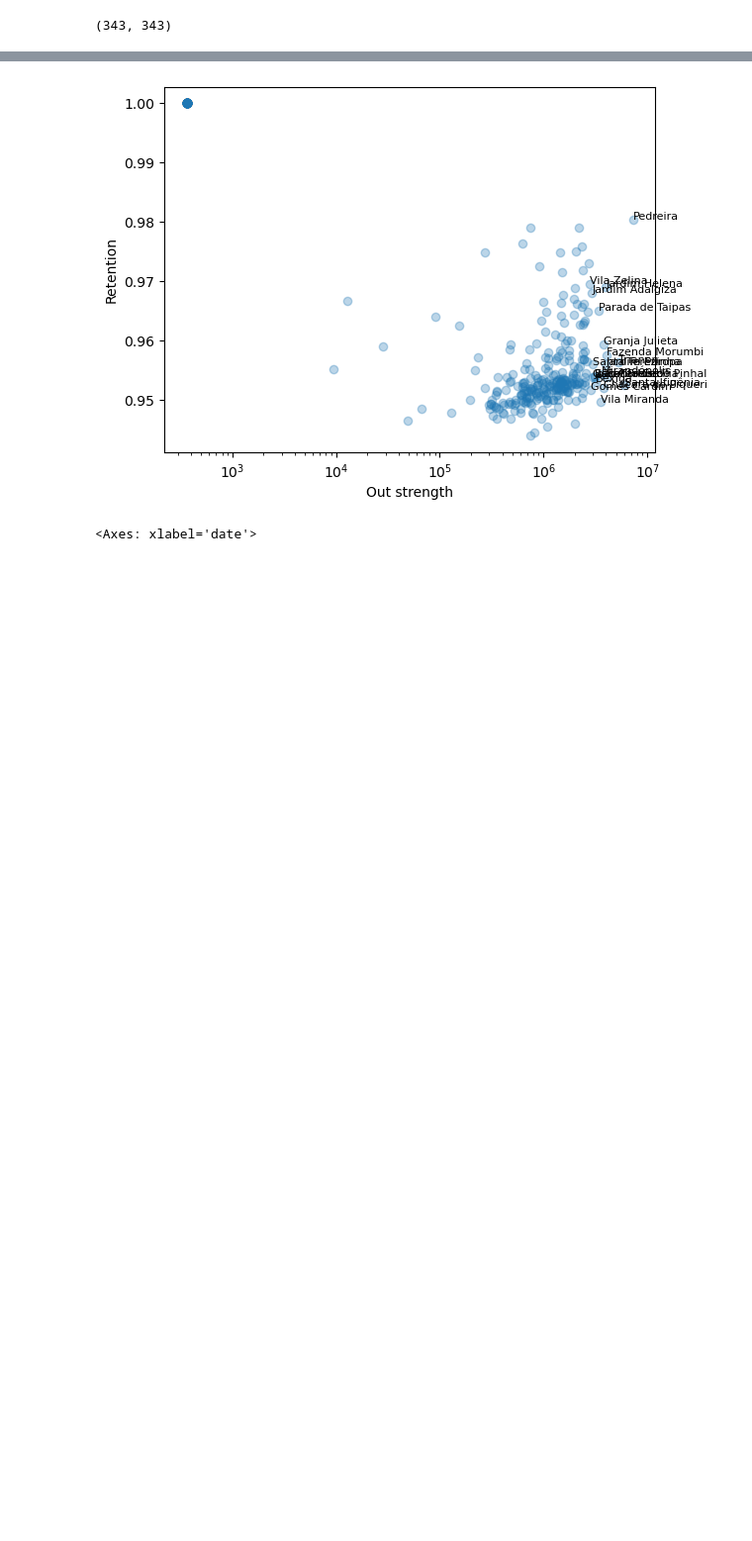
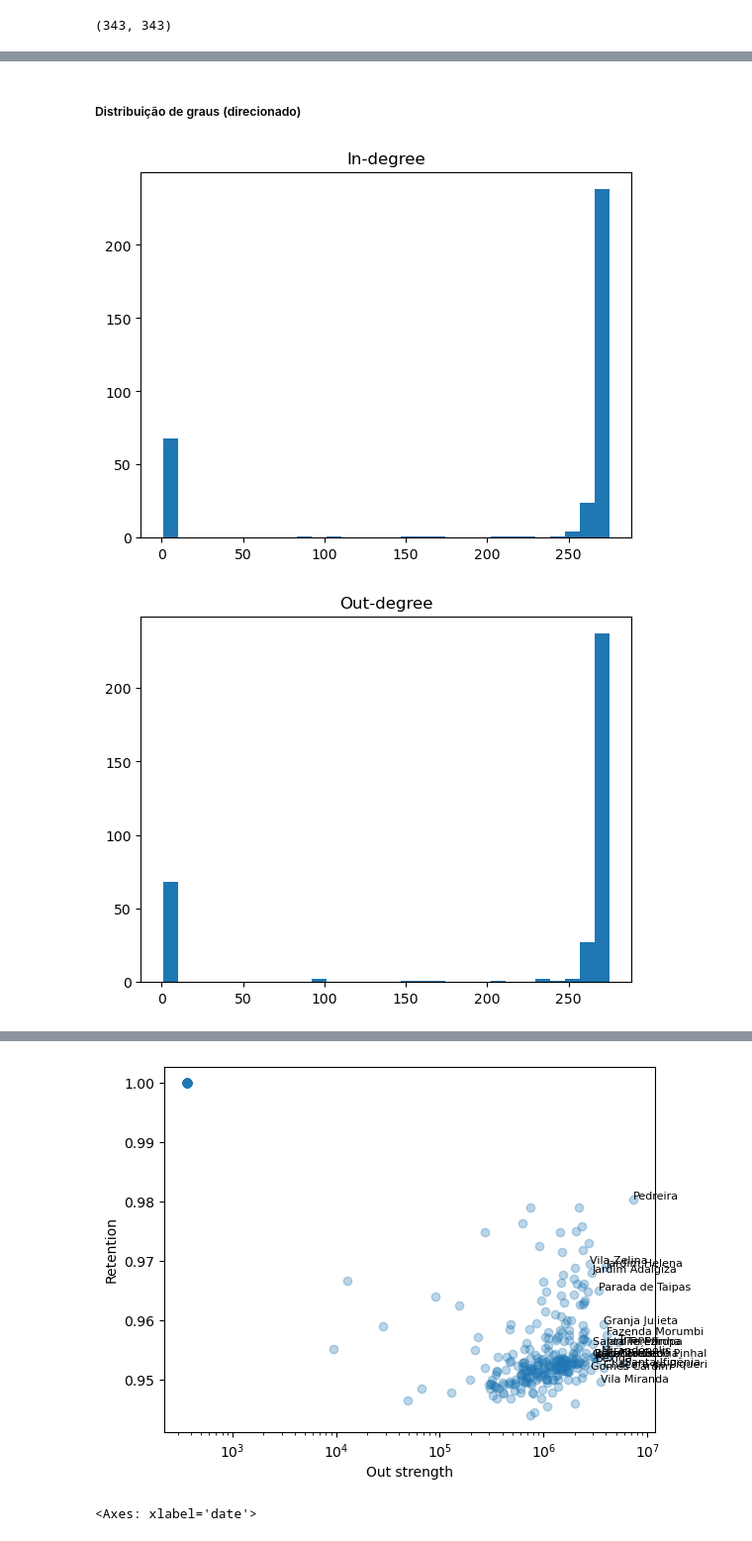
Before and after one commit to catianascimento/mobility-network-analysis, a Jupyter notebook: analise_mobilidade.ipynb, the cells around one changed output, grey strips where cells are left out. Shown at 99% size. Drawn from its saved outputs; the diff is of its cells as text; code cells hidden in the pictures; blank space fills up the shorter version.

```diff
--- a/analise_mobilidade.ipynb
+++ b/analise_mobilidade.ipynb
@@ -252,0 +138,17 @@ gdf_comm.plot(column="retention", cmap="plasma", legend=True)
+# %%
+## Fluxo total
+weights = [d['weight'] for (_,_,d) in G.edges(data=True)]
+print("Fluxo total:", sum(weights))
+
+# In-degree e out-degree (estrutura básica correta)
+in_deg = dict(G.in_degree())
+print("In-degree:", in_deg)
+
+out_deg = dict(G.out_degree())
+print("Out-degree:", out_deg)
+
+#Strength (grau ponderado)
+in_strength = dict(G.in_degree(weight='weight'))
+out_strength = dict(G.out_degree(weight='weight'))
+print("In-strength:", in_strength)
+print("Out-strength:", out_strength)
@@ -252,0 +161,13 @@ gdf_comm.plot(column="retention", cmap="plasma", legend=True)
+# %% [markdown]
+##### Distribuição de graus (direcionado)
+# %%
+plt.hist(list(in_deg.values()), bins=30)
+plt.title("In-degree")
+plt.show()
+
+plt.hist(list(out_deg.values()), bins=30)
+plt.title("Out-degree")
+plt.show()
+# %% [output]
+[figure, added]
+[figure, added]
```
Also changed, not shown: parts of 59 cells of this notebook.
